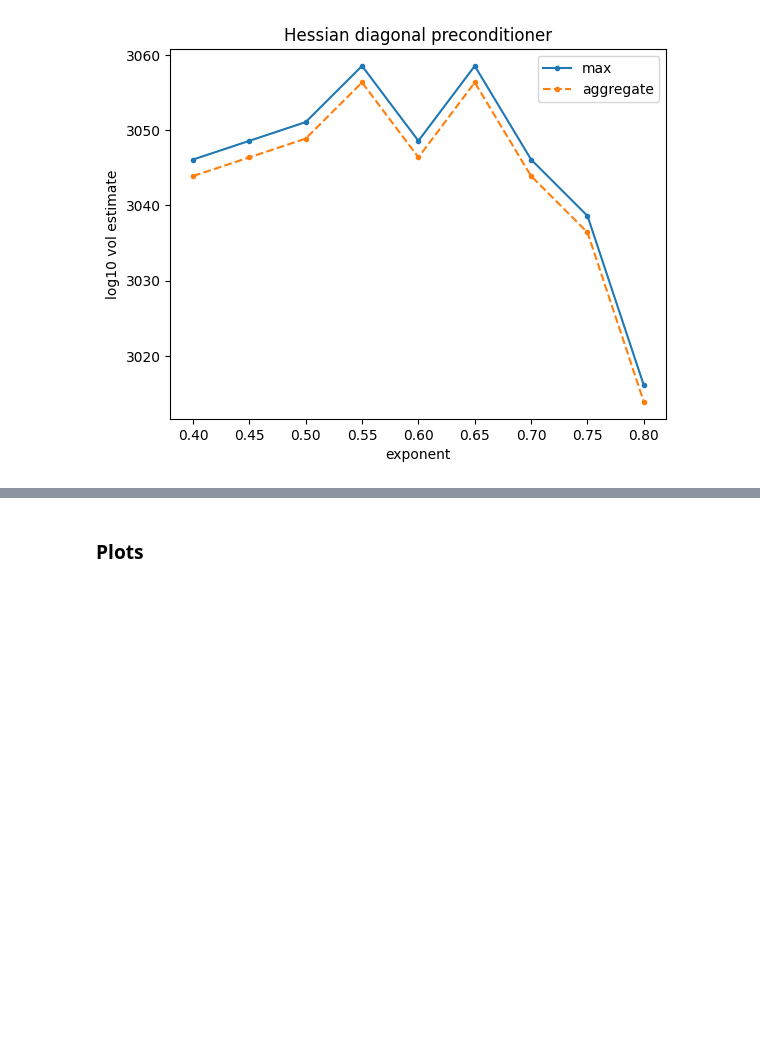
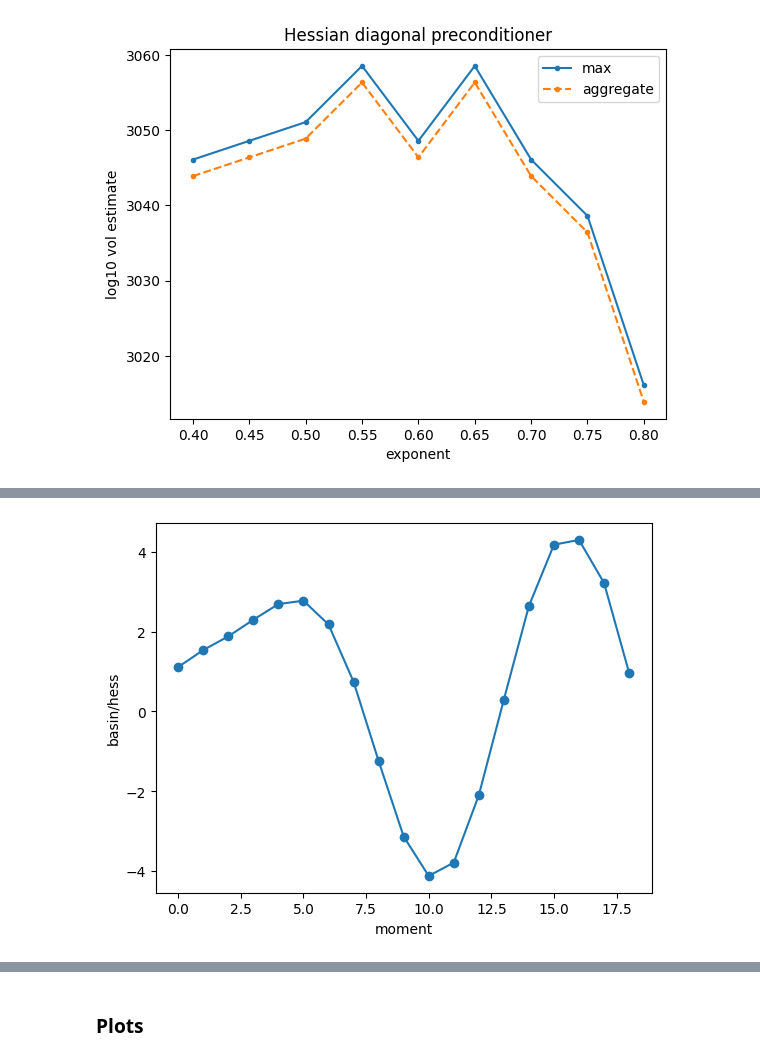
Before and after one commit to EleutherAI/basin-volume, a Jupyter notebook: basin_precondition.ipynb, the cells around one changed output, grey strips where cells are left out. Drawn from its saved outputs; the diff is of its cells as text; code cells hidden in the pictures; blank space fills up the shorter version.

```diff
--- a/basin_precondition.ipynb
+++ b/basin_precondition.ipynb
@@ -739,0 +811,7 @@ RESULTS['h diag tuned'] = get_estimates_vectorized(3000, P)
+# %%
+plt.plot(h_moments / jnp.array(hess_moments), 'o-')
+plt.ylabel("basin/hess")
+plt.xlabel("moment")
+plt.show()
+# %% [output]
+[figure, added]
```
Also changed, not shown: parts of 43 cells of this notebook, 1 other file.
